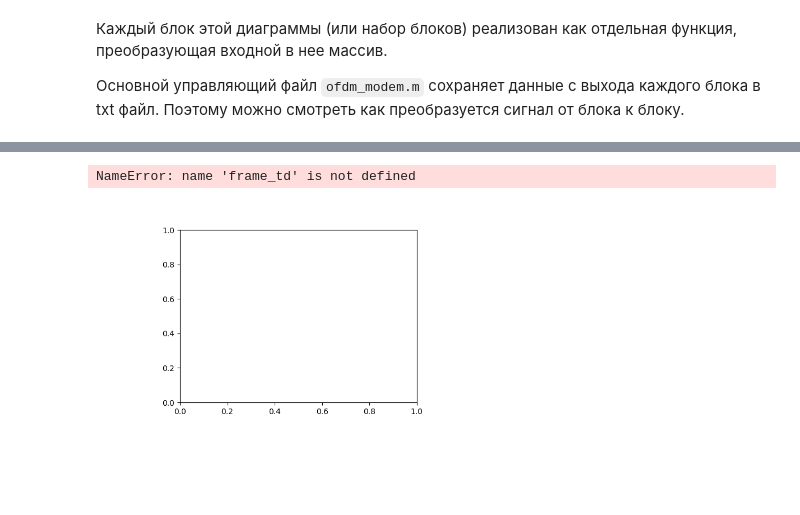
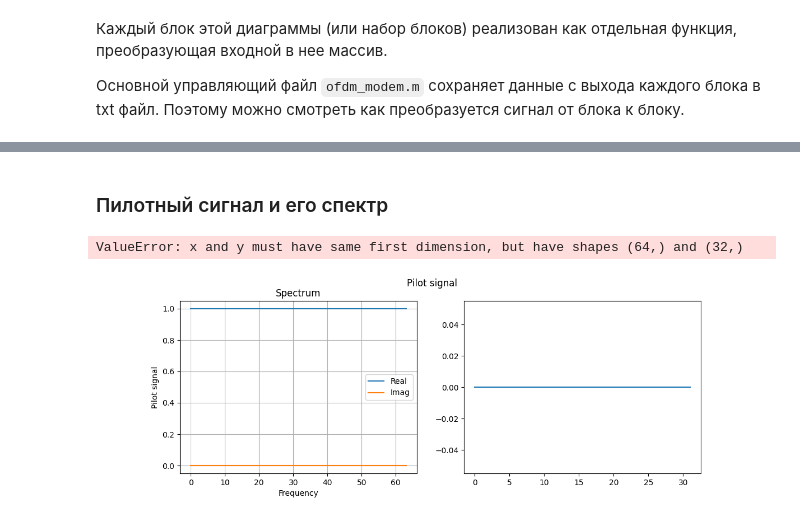
Before and after one commit to isvoropaev02/OFDM, a Jupyter notebook: model_performance.ipynb, the cells around one changed output, grey strips where cells are left out. Cells and saved outputs as stored; diff of their text form; code cells hidden in the pictures; blank space fills up the shorter version.

Commit message:
graphs

```diff
--- a/model_performance.ipynb
+++ b/model_performance.ipynb
@@ -21,0 +42,16 @@ import matplotlib.pyplot as plt
+# %%
+info_frame_td = pd.read_csv('model_290324_CP_ber_evm\\info_frame_td.txt', sep=',', index_col=False, header=None, names=['Re', 'Im'])
+# %%
+cp_size = int(len(info_frame_td['Re'])/3)
+
+fig2 = plt.figure(figsize=(8,5))
+ax_1 = fig2.add_subplot(111)
+ax_1.plot(info_frame_td.index[:cp_size], info_frame_td['Re'][:cp_size], label='Cyclic prefix')
+ax_1.plot(info_frame_td.index[cp_size:], info_frame_td['Re'][cp_size:], label='Initial frame')
+ax_1.set_ylabel("Signal in TD")
+ax_1.set_xlabel(r"Time")
+ax_1.legend()
+ax_1.grid()
+#ax_1.set_title('Real part')
+fig2.suptitle('Real part of the signal in time domain')
+plt.show()
@@ -22,28 +60,29 @@ import matplotlib.pyplot as plt
+# %% [markdown]
+### Пилотный сигнал и его спектр
 # %%
-info_frame = pd.read_csv('model_290324_CP_ber_evm\\info_frame.txt', sep=',', index_col=False, header=None, names=['Re', 'Im'])
-info_frame_fd = pd.read_csv('model_290324_CP_ber_evm\\info_frame_fd.txt', sep=',', index_col=False, header=None, names=['Re', 'Im'])
+pilots_frame = pd.read_csv('model_290324_CP_ber_evm\\pilots_frame.txt', sep=',', index_col=False, header=None, names=['Re', 'Im'])
+pilots_frame_td = pd.read_csv('model_290324_CP_ber_evm\\pilots_frame_td.txt', sep=',', index_col=False, header=None, names=['Re', 'Im'])
 # %%
-fig1 = plt.figure(figsize=(12,4))
-ax_1 = fig1.add_subplot(121)
-ax_1.plot(frame_td.index, frame_td['Re'], label='No noise')
-ax_1.plot(frame_td_noise.index, frame_td_noise['Re'], label='With Gaussian noise')
-ax_1.set_ylabel("s(t)")
+fig3 = plt.figure(figsize=(12,4))
+ax_1 = fig3.add_subplot(121)
+ax_1.plot(pilots_frame.index, pilots_frame['Re'], label='Real')
+ax_1.plot(pilots_frame.index, pilots_frame['Im'], label='Imag')
+ax_1.set_ylabel("Pilot signal")
 ax_1.set_xlabel(r"Frequency")
 ax_1.legend()
 ax_1.grid()
-ax_1.set_title('Real part')
-fig1.suptitle('Signal in TD without AWGN')
+ax_1.set_title('Spectrum')
+fig3.suptitle('Pilot signal')
 
-ax_2 = fig1.add_subplot(122)
-ax_2.plot(frame_td.index, frame_td['Im'], label='No noise')
-ax_2.plot(frame_td_noise.index, frame_td_noise['Im'], label='With Gaussian noise')
-ax_2.set_ylabel("s(t)")
+ax_2 = fig3.add_subplot(122)
+ax_2.plot(pilots_frame_td.index[:cp_size], pilots_frame_td['Re'][:cp_size], label='Cyclic prefix')
+ax_2.plot(pilots_frame_td.index[cp_size:], pilots_frame_td['Re'][cp_size:], label='Initial pilot signal')
+ax_2.set_ylabel("Re[s(t)]")
 ax_2.set_xlabel(r"Frequency")
 ax_2.legend()
 ax_2.grid()
-ax_2.set_title('Imaginary part')
-fig1.suptitle('Signal in TD without AWGN')
+ax_2.set_title('Real patr of the signal in TD')
 plt.show()
 # %% [output]
-NameError: name 'frame_td' is not defined
+ValueError: x and y must have same first dimension, but have shapes (64,) and (32,)
-[figure, old version]
+[figure, new version]
```
Also changed, not shown: parts of 6 cells of this notebook, 13 other files.
